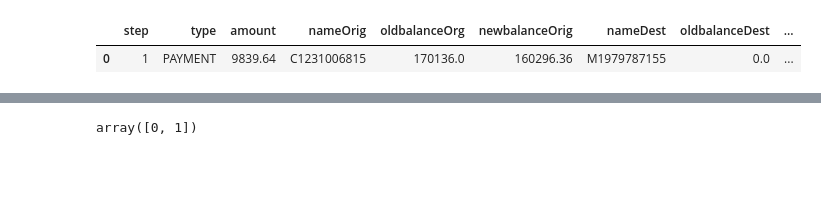
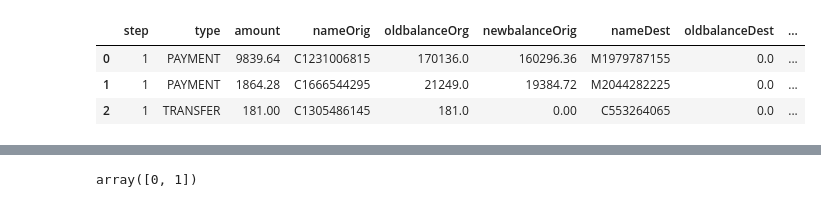
Before and after one commit to gamingflexer/detect-bank-frauds, a Jupyter notebook: basic.ipynb, the cells around one changed output, grey strips where cells are left out. Drawn from its saved outputs; the diff is of its cells as text; code cells hidden in the pictures; blank space fills up the shorter version.

```diff
--- a/basic.ipynb
+++ b/basic.ipynb
@@ -3,7 +3,9 @@ import pandas as pd
 
 data = pd.read_csv('/Users/cosmos/Documents/AIML Dataset.csv')
 # %%
-data.head(1)
+data.head(3)
 # %% [output]
 |  | step | type | amount | nameOrig | oldbalanceOrg | newbalanceOrig | nameDest | oldbalanceDest | ... |
 | 0 | 1 | PAYMENT | 9839.64 | C1231006815 | 170136.0 | 160296.36 | M1979787155 | 0.0 | ... |
+| 1 | 1 | PAYMENT | 1864.28 | C1666544295 | 21249.0 | 19384.72 | M2044282225 | 0.0 | ... |
+| 2 | 1 | TRANSFER | 181.00 | C1305486145 | 181.0 | 0.00 | C553264065 | 0.0 | ... |
```
Also changed, not shown: parts of 16 cells of this notebook.
